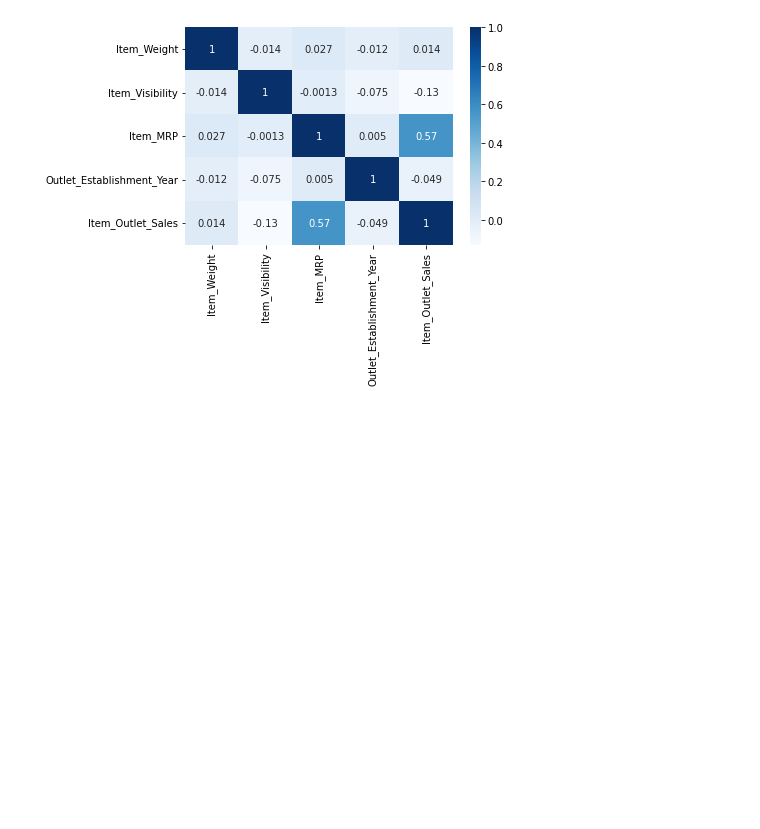
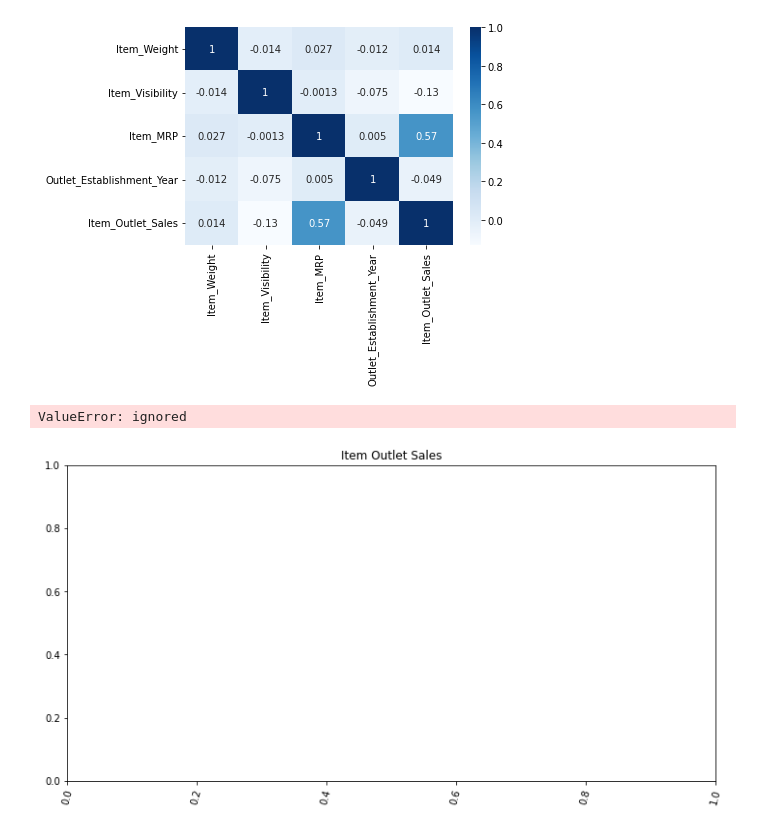
Before and after one commit to norgel/food-sales-predictions, a Jupyter notebook: food_sales_predictions.ipynb, the cells around one changed output. Saved outputs shown, nothing was run; the diff lists cells and outputs as text; code cells hidden in the pictures; blank space fills up the shorter version.

```diff
--- a/food_sales_predictions.ipynb
+++ b/food_sales_predictions.ipynb
@@ -322,3 +322,11 @@ corr=df.corr()
 sns.heatmap(corr,cmap ='Blues', annot = True);
 # %% [output]
 [figure]
+# %%
+plt.figure(figsize=(12,6))
+plt.xticks(rotation=75)
+plt.title('Item Outlet Sales')
+sns.barplot('Sales', 'Count');
+# %% [output]
+ValueError: ignored
+[figure, added]
```
Also changed, not shown: parts of 1 cell of this notebook.
